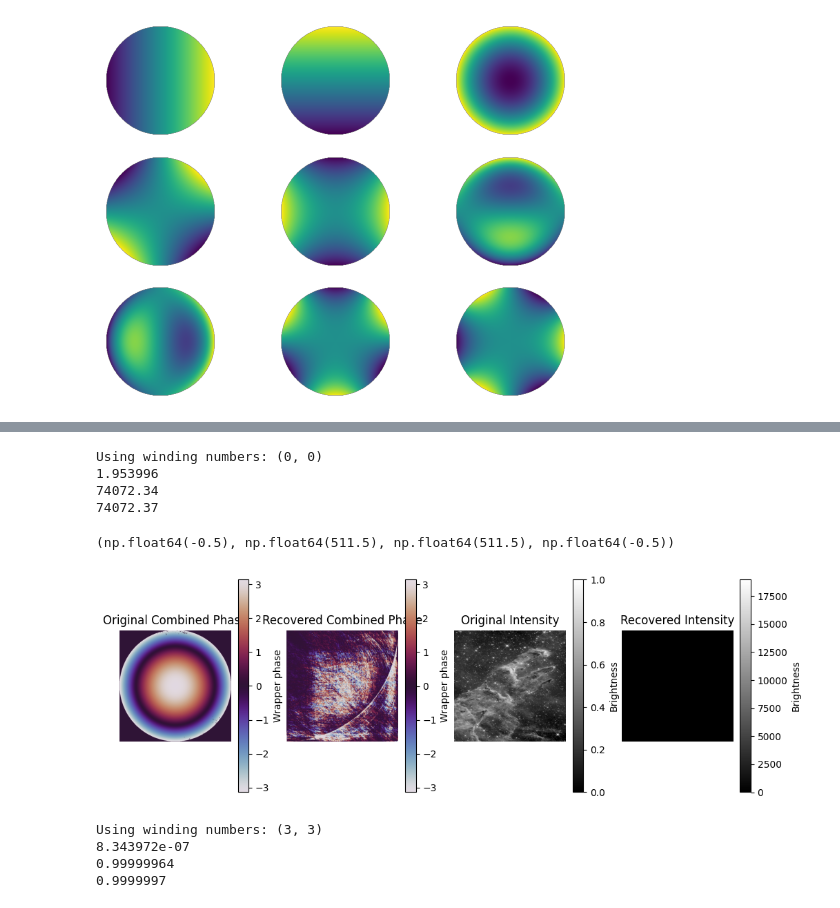
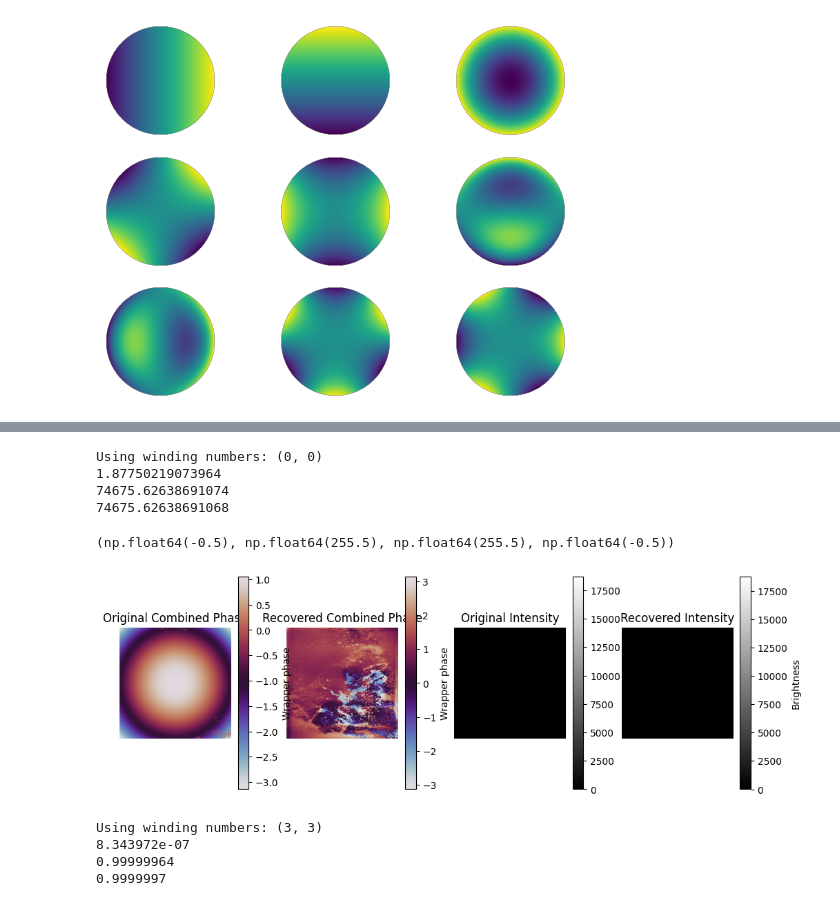
Before and after one commit to cbrabes/phastphase, a Jupyter notebook: generation_notebook.ipynb, the cells around one changed output, grey strips where cells are left out. Saved outputs shown, nothing was run; the diff lists cells and outputs as text; code cells hidden in the pictures.

```diff
--- a/generation_notebook.ipynb
+++ b/generation_notebook.ipynb
@@ -100,13 +100,17 @@ plt.show()
 [figure]
 # %%
 from phastphase.data_generation import data_generation_utils
+
 import cv2 as cv
-import numpy as np
+#import numpy as np
 import matplotlib.pyplot as plt
 import jax.numpy as jnp
+import jax
+
+jax.config.update('jax_enable_x64', True)
 
 # Generate unit disk mask
-N = 512
+N = 128
 y, x = jnp.linspace(-1, 1, N), jnp.linspace(-1, 1, N)
 X, Y = jnp.meshgrid(x, y)
 rho = jnp.sqrt(X**2 + Y**2)
@@ -124,11 +128,11 @@ intensity_orignal = intensity.astype(float).copy()
 
 # plt.imshow(pillars, cmap='gray', origin='lower')
 # data_generation_utils.add_gaussian_spot(intensity)
-data_generation_utils.add_heaviside_spot(intensity, x0=0, y0=0, radius = 1, amplitude_multiplier=1)
+intensity = data_generation_utils.add_heaviside_spot(intensity, x0=0, y0=0, radius = 1, amplitude_multiplier=1)
 
 # Generate phase map
 # phase_map = data_generation_utils.generate_zernike_phase_map((N,N), min_j=4, max_j=4, aperature="circular")
-phase_map = data_generation_utils.generate_zernike_phase_map((N, N), min_j=4, max_j=4, aperature="circular")
+phase_map = data_generation_utils.generate_zernike_phase_map((N, N), aperature="circular")
 # phase_map += intensity_orignal
 
 # Combine into complex field
@@ -151,7 +155,7 @@ ax[2].set_title("Random Zernike Phase")
 fig.colorbar(im, label='Phase [radians]', ax=ax[2])
 ax[2].axis('off')
 
-im = ax[3].imshow(jnp.angle(E), cmap='twilight')
+im = ax[3].imshow(jnp.angle(E), origin='lower')
 ax[3].set_title("Combined Phase")
 fig.colorbar(im, label='Wrapper phase', ax=ax[3])
 ax[3].axis('off')
@@ -165,10 +170,10 @@ import jax.numpy as jnp
 
 
 near_field = jnp.copy(E) #/ jnp.linalg.vector_norm(E)
-y = np.abs(np.fft.fft2(near_field, s=np.array(np.shape(near_field))*2))**2
+y = jnp.abs(jnp.fft.fft2(near_field, s=jnp.array(jnp.shape(near_field))*2))**2
 # y += 2
 # y = np.fft.fftshift(y)
-y = y / (np.shape(y)[0]*np.shape(y)[1])
+y = y / (jnp.shape(y)[0]*jnp.shape(y)[1])
 
 # near_field = E.copy()/jnp.linalg.vector_norm(E)
 # oversample = 2
@@ -188,46 +193,46 @@ x_out, val = retrieve(
 )
 
 print(jnp.linalg.vector_norm(x_out - near_field) / jnp.linalg.vector_norm(near_field))
-print(np.sum(y))
-print(np.sum(np.abs(near_field)**2))
+print(jnp.sum(y))
+print(jnp.sum(jnp.abs(near_field)**2))
 
 fig, ax = plt.subplots(1, 4, figsize=(12, 4))
 
-im = ax[0].imshow(np.angle(near_field), cmap='twilight')
+im = ax[0].imshow(jnp.angle(near_field), cmap='twilight')
 ax[0].set_title("Original Combined Phase")
 fig.colorbar(im, label='Wrapper phase', ax=ax[0])
 ax[0].axis('off')
 
-im = ax[1].imshow(np.angle(x_out), cmap='twilight')
+im = ax[1].imshow(jnp.angle(x_out), cmap='twilight')
 ax[1].set_title("Recovered Combined Phase")
 fig.colorbar(im, label='Wrapper phase', ax=ax[1])
 ax[1].axis('off')
 
 # a = near_field.at[0, 0].set(0)
 # b = x_out.at[0, 0].set(0)
 
-a = np.copy(near_field)
-b = np.copy(x_out)
+a = jnp.copy(near_field)
+b = jnp.copy(x_out)
 
 # a[0:2, 0:2] = 1
 # b[0:5, 0:5] = 1
 
-im = ax[2].imshow(np.abs(a)**2, cmap='gray')
+im = ax[2].imshow(jnp.abs(a)**2, cmap='gray')
 ax[2].set_title("Original Intensity")
 fig.colorbar(im, label='Brightness', ax=ax[2])
 ax[2].axis('off')
 
-im = ax[3].imshow(np.abs(b)**2, cmap='gray')
+im = ax[3].imshow(jnp.abs(b)**2, cmap='gray')
 ax[3].set_title("Recovered Intensity")
 fig.colorbar(im, label='Brightness', ax=ax[3])
 ax[3].axis('off')
 # %% [output]
 Using winding numbers: (0, 0)
-1.953996
-74072.34
-74072.37
+1.87750219073964
+74675.62638691074
+74675.62638691068
-(np.float64(-0.5), np.float64(511.5), np.float64(511.5), np.float64(-0.5))
+(np.float64(-0.5), np.float64(255.5), np.float64(255.5), np.float64(-0.5))
-[figure, old version]
+[figure, new version]
 # %%
 from jax import random
 import jax.lax as lax
```
Also changed, not shown: parts of 2 cells of this notebook, 1 other file.
